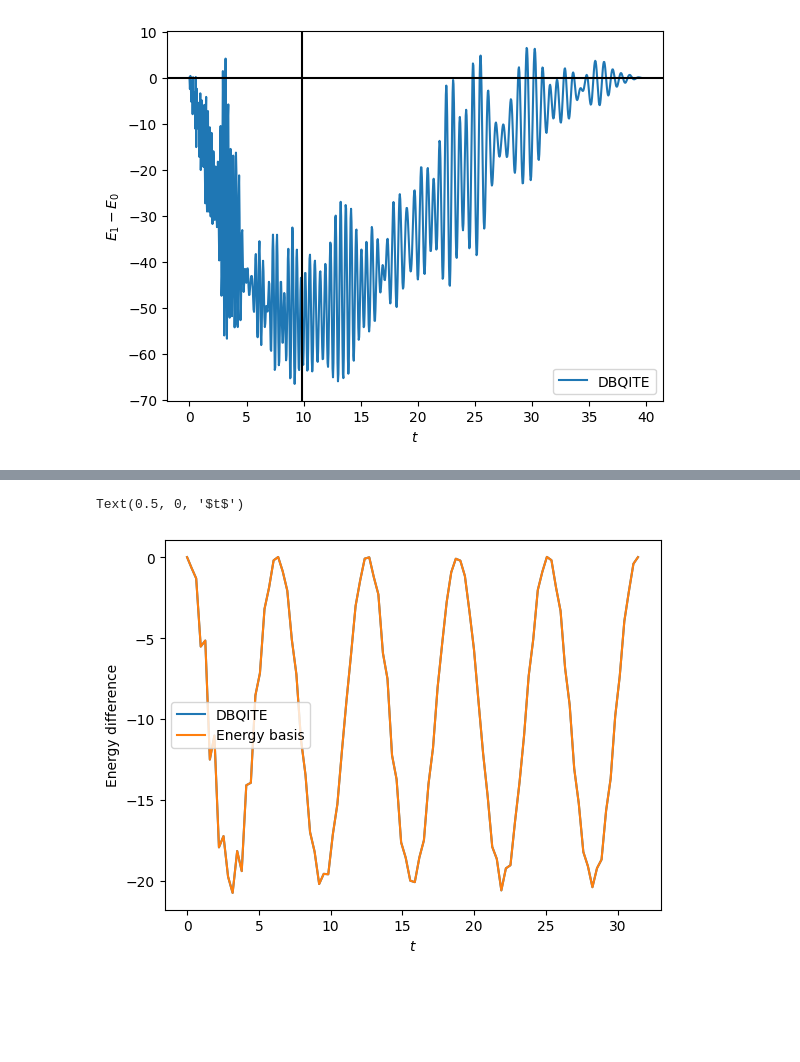
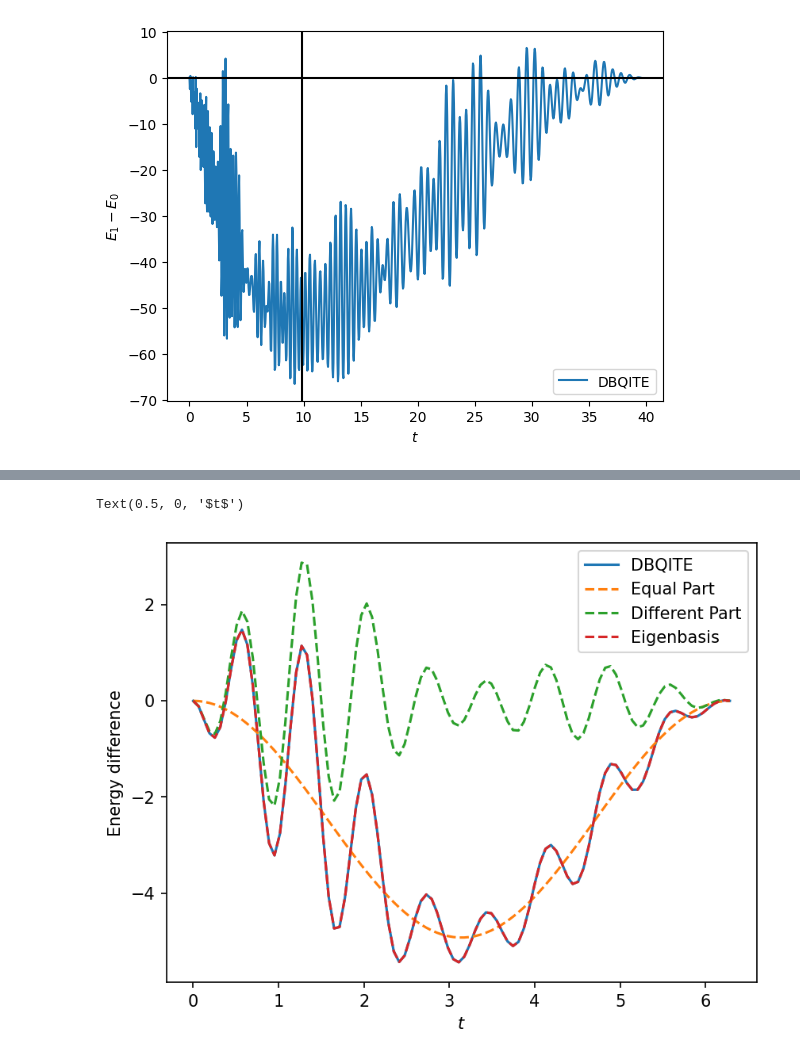
Before and after one commit to wrightjandrew/Master-Project, a Jupyter notebook: DBQITE_tests.ipynb, the cells around one changed output, grey strips where cells are left out. Cells and saved outputs as stored; diff of their text form; code cells hidden in the pictures; blank space fills up the shorter version.

Commit message:
added energy decomposition functions

```diff
--- a/DBQITE_tests.ipynb
+++ b/DBQITE_tests.ipynb
@@ -26,11 +27,21 @@ def energyDiff(state, H , t):
     return val1, val2
 # %%
 def randomHamiltonian(nqubits, alpha = 1):
+    A = np.random.choice([-1, 1], size=(2**nqubits, 2**nqubits)) + 1j*np.random.choice([-1, 1], size=(2**nqubits, 2**nqubits))
     A = np.random.rand(2**nqubits, 2**nqubits) + 1j*np.random.rand(2**nqubits, 2**nqubits)
     A = A + A.conj().T
     A /= np.linalg.norm(A)
     A = alpha*A
     return A
+
+def randomHamiltonian2(nqubits, eigenvalues, alpha = 1):
+    H = np.zeros((2**nqubits, 2**nqubits))
+    for i in range(2**nqubits):
+        H[i,i] = eigenvalues[i]
+    U = unitary_group.rvs(2**nqubits)
+    H = U @ H @ U.conj().T
+    H *= alpha/np.linalg.norm(H)
+    return H
 # %%
 np.random.seed(0)
 nqubits = 6
@@ -195,26 +329,31 @@ def energyDiffEnergyBasis(coeffs, eigenvalues, energy, t):
 # %%
 nqubits = 6
 H = randomHamiltonian(nqubits, alpha = 10)
 eigenvalues, eigenvectors = np.linalg.eigh(H)
 initState = np.random.rand(2**nqubits) + 1j*np.random.rand(2**nqubits)
 initState = initState/np.linalg.norm(initState)
 coeff = decomposeInEigenBasis(eigenvectors, initState)
 energy = np.real(initState.conj().T @ H @ initState)
-t = np.linspace(0, (10*np.pi), 100)
+t = np.linspace(0, (2*np.pi), 100)
+energy_diff = np.zeros(len(t))
 energy_diff_ebasis = np.zeros(len(t))
-energy_diff = np.zeros(len(t))
+energy_diff_equal = np.zeros(len(t))
+energy_diff_unequal = np.zeros(len(t))
 for i in range(len(t)):
     energy_diff_ebasis[i] = energyDiffEnergyBasis(coeff, eigenvalues, energy, t[i])
-    #state = DBQITE(1, H, t[i], initState)[-1,:]
-    # energy_diff[i] = np.real(state.conj().T @ H @ state) - energy
+    energy_diff_equal[i] = energyDiffEnergyBasisEqual(coeff, eigenvalues, energy, t[i])
+    energy_diff_unequal[i] = energyDiffEnergyBasisUnequal(coeff, eigenvalues, energy, t[i])
     e0, e1 = energyDiff(initState, H, t[i])
-    energy_diff[i] = e0
-plt.figure()
+    energy_diff[i] = e0+e1
+plt.figure(dpi = 150)
 plt.plot(t, energy_diff, label = 'DBQITE')
-plt.plot(t, energy_diff_ebasis, label = 'Energy basis')
+plt.plot(t, energy_diff_equal, '--', label = 'Equal Part')
+plt.plot(t, energy_diff_unequal,'--', label = 'Different Part')
+plt.plot(t, energy_diff_ebasis, '--', label = 'Eigenbasis')
+#plt.plot(t, energy_diff_equal+energy_diff_unequal, '--', label = 'Sum')
 plt.ylabel(r'Energy difference')
 plt.legend()
 plt.xlabel(r'$t$')
 # %% [output]
 Text(0.5, 0, '$t$')
-[figure, old version]
+[figure, new version]
```
Also changed, not shown: parts of 11 cells of this notebook, 1 other file.
